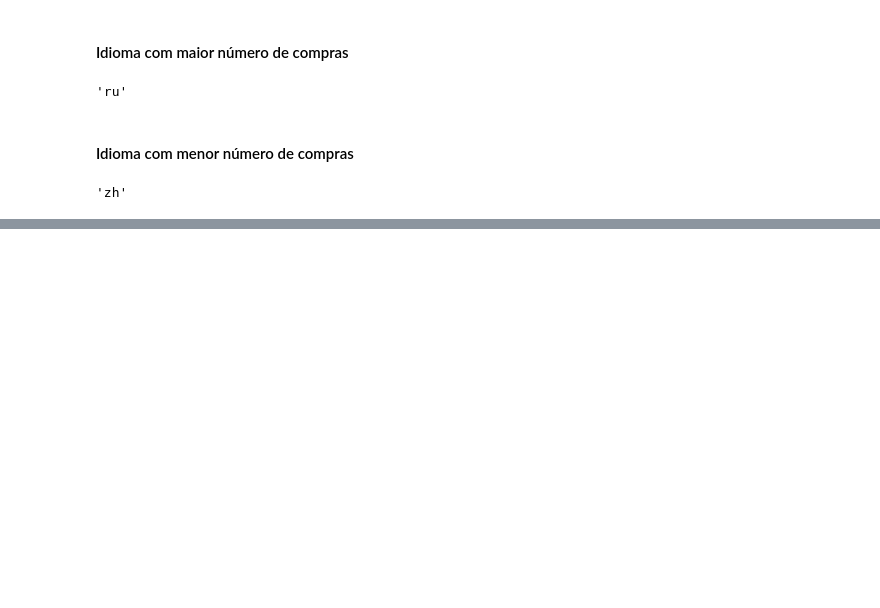
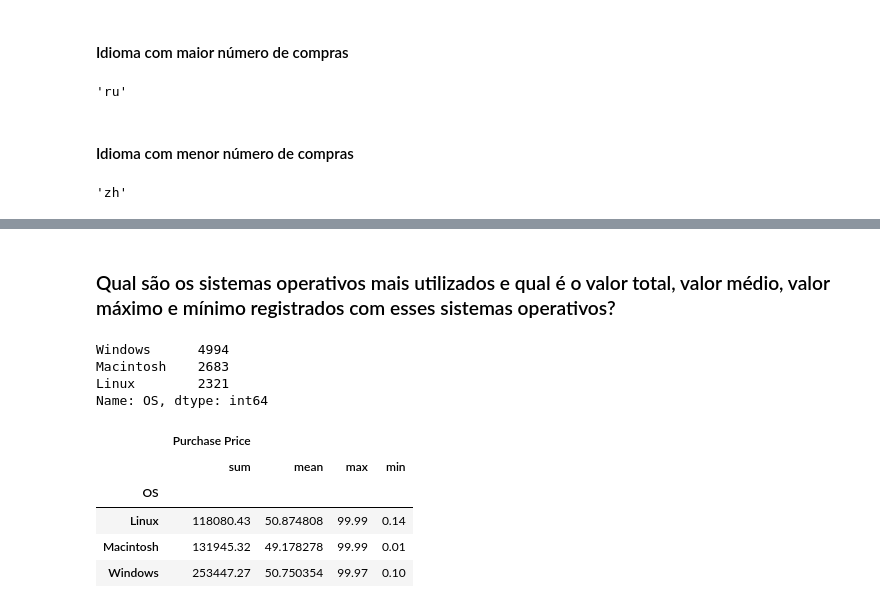
Before and after one commit to FernanMartinez/Curso_Python_Basico, a Jupyter notebook: Aula 12 Pandas/Aula pratica/Pandas aula pratica.ipynb, the cells around one changed output, grey strips where cells are left out. Drawn from its saved outputs; the diff is of its cells as text; code cells hidden in the pictures; blank space fills up the shorter version.

```diff
--- a/Aula 12 Pandas/Aula pratica/Pandas aula pratica.ipynb
+++ b/Aula 12 Pandas/Aula pratica/Pandas aula pratica.ipynb
@@ -228,0 +423,2 @@ tabela_bruta["Language"].value_counts().index[-1]
+# %%
+coluna_1 = tabela_bruta["Browser Info"].apply(lambda x: x[: x.find('/')])
@@ -228,0 +427,14 @@ tabela_bruta["Language"].value_counts().index[-1]
+# %%
+import re
+def sistema_operativo(x):
+    browser_info = re.sub('[^a-zA-Z]+', ' ', x.lower()).split(" ")
+    if "linux" in browser_info:
+        return "Linux"
+    elif "windows" in browser_info:
+        return "Windows"
+    else:
+        return "Macintosh"
+
+
+
+coluna_2 = tabela_bruta["Browser Info"].apply(sistema_operativo)
@@ -228,0 +443,3 @@ tabela_bruta["Language"].value_counts().index[-1]
+# %%
+dict_df = {"Browser": coluna_1, "OS": coluna_2}
+novo_df = pd.DataFrame(dict_df)
@@ -228,0 +452,3 @@ tabela_bruta["Language"].value_counts().index[-1]
+# %%
+del tabela_bruta["Browser Info"]
+tabela_bruta = pd.concat([tabela_bruta, novo_df], axis=1)
@@ -228,0 +471,18 @@ tabela_bruta["Language"].value_counts().index[-1]
+# %% [markdown]
+### Qual são os sistemas operativos mais utilizados e qual é o valor total, valor médio, valor máximo e mínimo registrados com esses sistemas operativos?
+# %%
+tabela_bruta["OS"].value_counts()
+# %% [output]
+Windows      4994
+Macintosh    2683
+Linux        2321
+Name: OS, dtype: int64
+# %%
+tabela_bruta.groupby("OS").agg({"Purchase Price": [sum, np.mean, max, min]})
+# %% [output]
+|  | Purchase Price |  |  |  |
+|  | sum | mean | max | min |
+| OS |  |  |  |  |
+| Linux | 118080.43 | 50.874808 | 99.99 | 0.14 |
+| Macintosh | 131945.32 | 49.178278 | 99.99 | 0.01 |
+| Windows | 253447.27 | 50.750354 | 99.97 | 0.10 |
```
Also changed, not shown: parts of 41 cells of this notebook, 2 other files.
